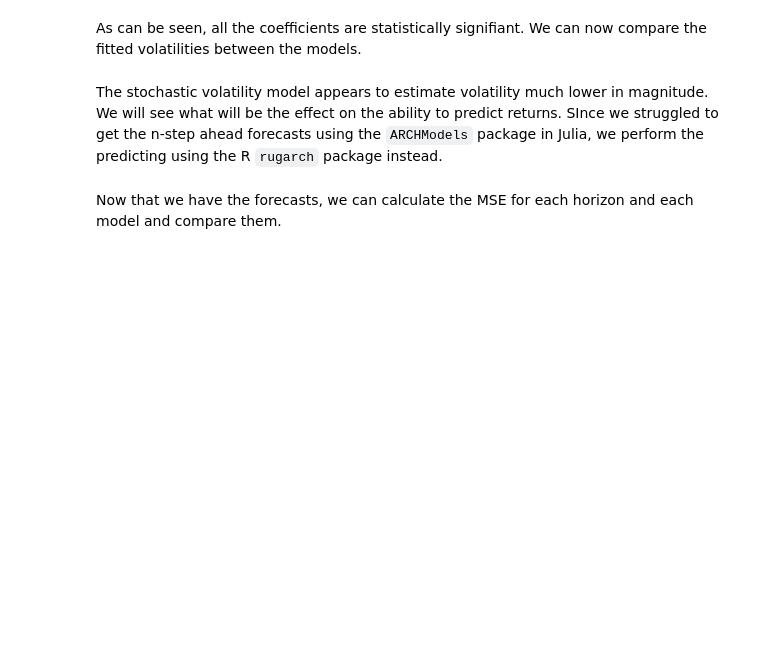
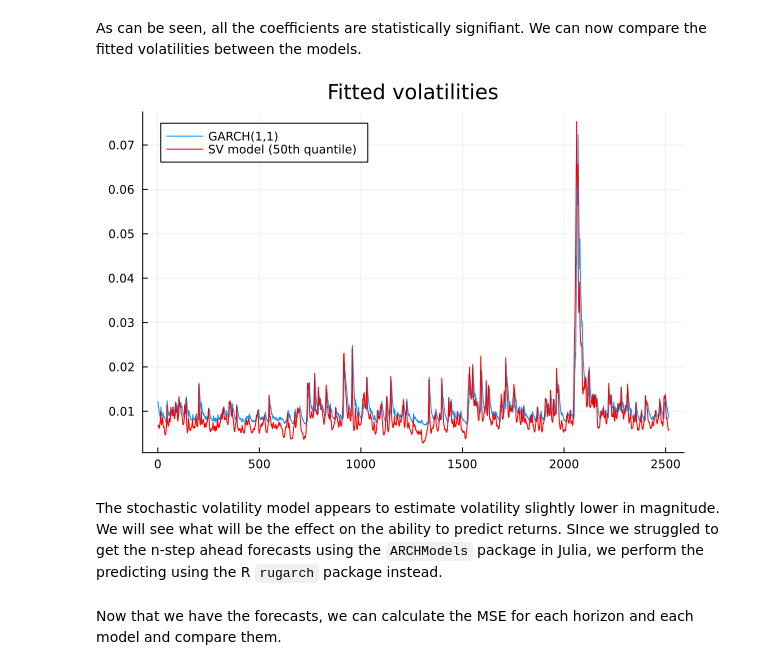
Before and after one commit to Matyas-Mattanelli/Financial-Econometrics-II, a Jupyter notebook: Project2.ipynb, the cells around one changed output. Cells and saved outputs as stored; diff of their text form; code cells hidden in the pictures; blank space fills up the shorter version.

```diff
--- a/Project2.ipynb
+++ b/Project2.ipynb
@@ -271,9 +313,11 @@ As can be seen, all the coefficients are statistically signifiant. We can now co
 # %%
 #Plot GARCH fitted volatility
 Plots.plot(ARCHModels.volatilities(MCD_garch), title = "Fitted volatilities", label = "GARCH(1,1)", legend = :topleft)
-Plots.plot!(preds[2], label = "SV model (50th quantile)", c =:red)
+Plots.plot!(sqrt.(preds[2]), label = "SV model (50th quantile)", c =:red)
+# %% [output]
+[figure, added]
 # %% [markdown]
-The stochastic volatility model appears to estimate volatility much lower in magnitude. We will see what will be the effect on the ability to predict returns. SInce we struggled to get the n-step ahead forecasts using the ``ARCHModels`` package in Julia, we perform the predicting using the R ``rugarch`` package instead.
+The stochastic volatility model appears to estimate volatility slightly lower in magnitude. We will see what will be the effect on the ability to predict returns. SInce we struggled to get the n-step ahead forecasts using the ``ARCHModels`` package in Julia, we perform the predicting using the R ``rugarch`` package instead.
 # %%
 #GARCH forecasts
 RCall.R"""
```
Also changed, not shown: parts of 15 cells of this notebook, 2 other files.
